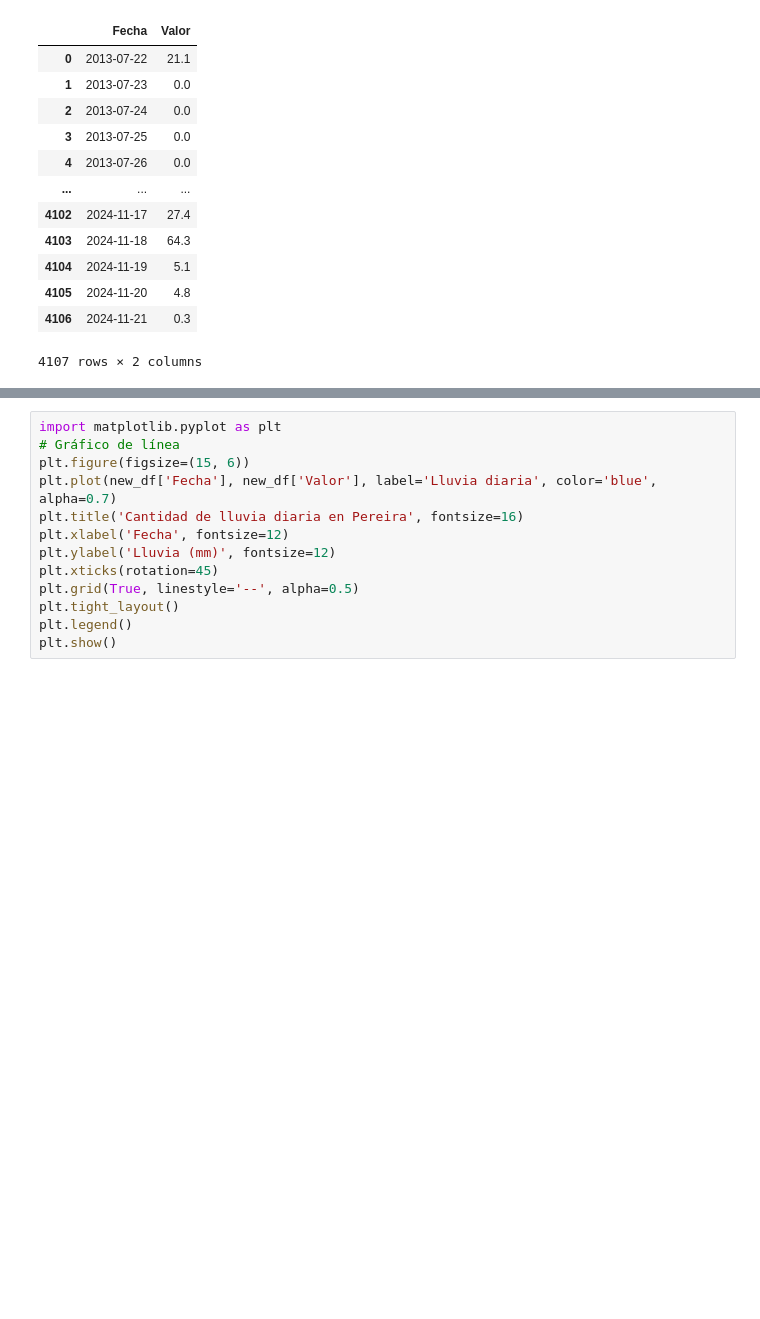
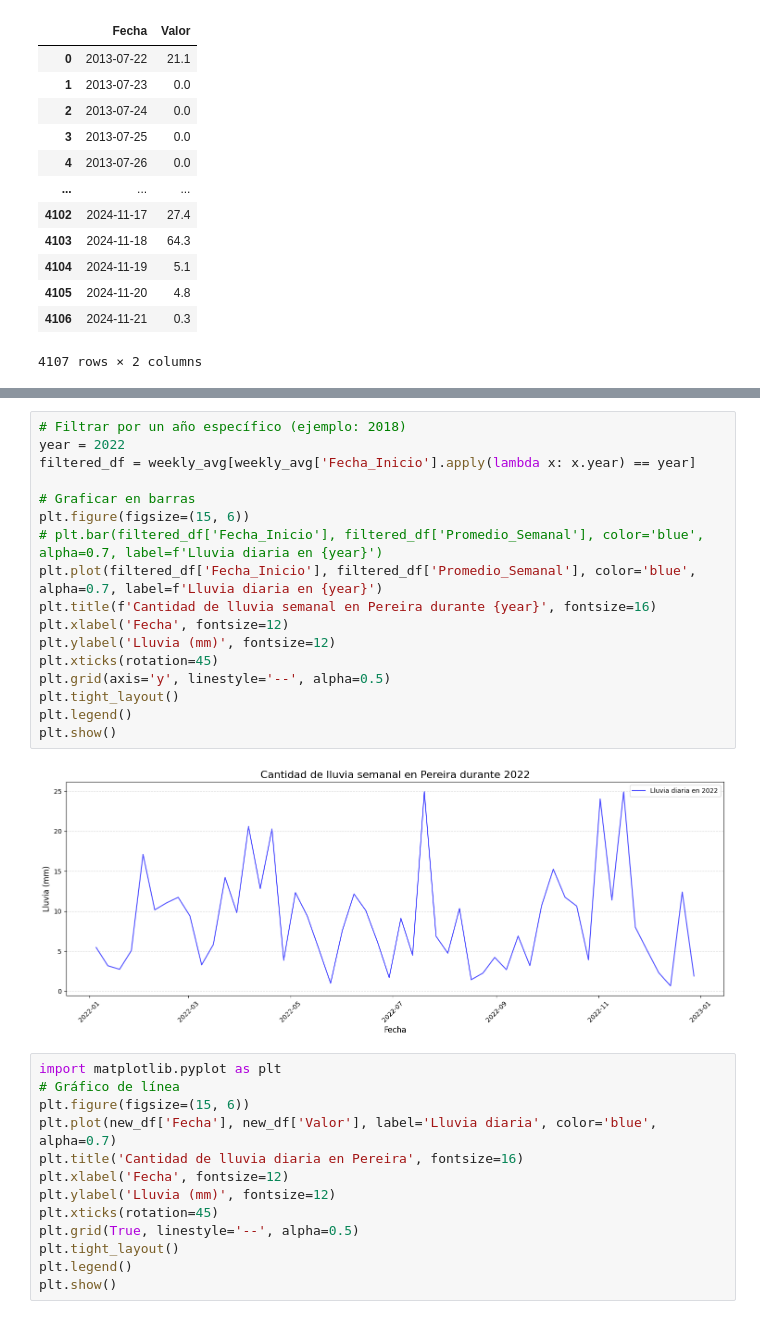
Before and after one commit to jmvilla12/bootcamp-ai, a Jupyter notebook: Proyecto/analisis_lluvia.ipynb, the cells around one changed output, grey strips where cells are left out. Cells and saved outputs as stored; diff of their text form; blank space fills up the shorter version.

```diff
--- a/Proyecto/analisis_lluvia.ipynb
+++ b/Proyecto/analisis_lluvia.ipynb
@@ -43,3 +123,22 @@ new_df
+# %%
+# Filtrar por un año específico (ejemplo: 2018)
+year = 2022
+filtered_df = weekly_avg[weekly_avg['Fecha_Inicio'].apply(lambda x: x.year) == year]
+
+# Graficar en barras
+plt.figure(figsize=(15, 6))
+# plt.bar(filtered_df['Fecha_Inicio'], filtered_df['Promedio_Semanal'], color='blue', alpha=0.7, label=f'Lluvia diaria en {year}')
+plt.plot(filtered_df['Fecha_Inicio'], filtered_df['Promedio_Semanal'], color='blue', alpha=0.7, label=f'Lluvia diaria en {year}')
+plt.title(f'Cantidad de lluvia semanal en Pereira durante {year}', fontsize=16)
+plt.xlabel('Fecha', fontsize=12)
+plt.ylabel('Lluvia (mm)', fontsize=12)
+plt.xticks(rotation=45)
+plt.grid(axis='y', linestyle='--', alpha=0.5)
+plt.tight_layout()
+plt.legend()
+plt.show()
+# %% [output]
+[figure, added]
 # %%
 import matplotlib.pyplot as plt
 # Gráfico de línea
```
Also changed, not shown: parts of 5 cells of this notebook, 2 other files.
